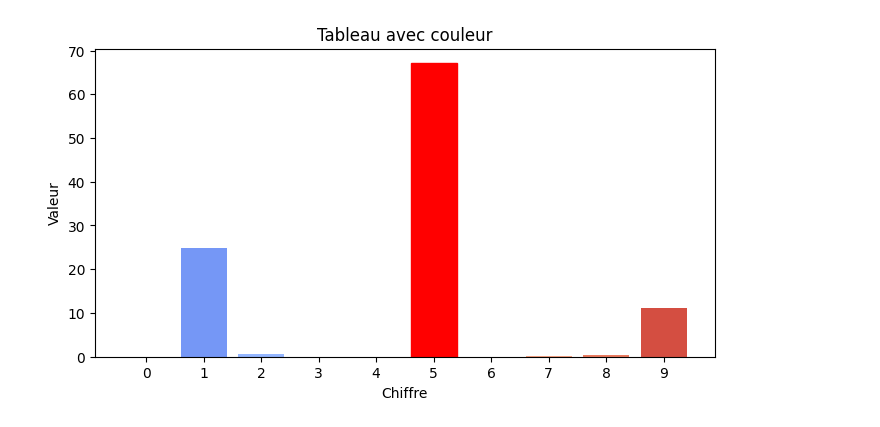
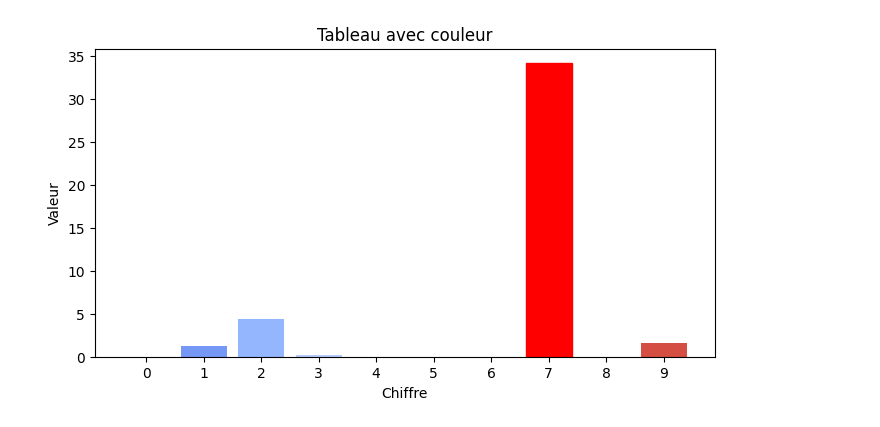
Before and after one commit to jbaleydier/PTUT_2024, a Jupyter notebook: Code_final.ipynb, the cells around one changed output. Drawn from its saved outputs; the diff is of its cells as text; code cells hidden in the pictures.

```diff
--- a/Code_final.ipynb
+++ b/Code_final.ipynb
@@ -119,7 +120,7 @@ def entrainer_reseau(X_train, Y_train, couche_cachees, couche_sortie, epochs, le
         A_sortie = couche_sortie.forward(A[n])
 
         # Calcul de la perte (erreur quadratique moyenne)
-        loss = np.mean(0.5 * (A_sortie - Y_train) ** 2)
+        loss = np.mean((A_sortie - Y_train) ** 2)
         loss_history.append(loss)
 
         # Rétropropagation
@@ -314,7 +316,7 @@ def afficher_tableau_avec_couleur(tableau):
     # Afficher le tableau
     plt.show()
 # %%
-resultat = reseau("5.png", W, B)
+resultat = reseau("chiffres_test/7_g.png", W, B)
 afficher_tableau_avec_couleur(resultat)
 # %% [output]
-[figure, old version]
+[figure, new version]
```
Also changed, not shown: parts of 8 cells of this notebook, 1 other file.
